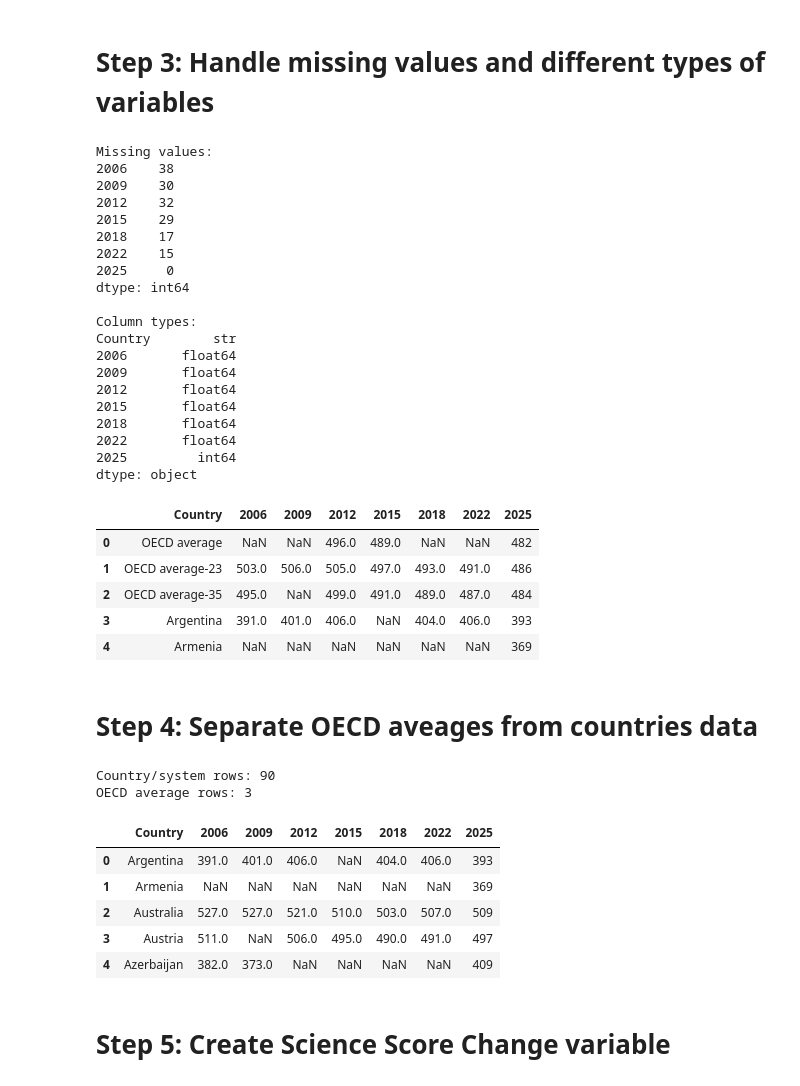
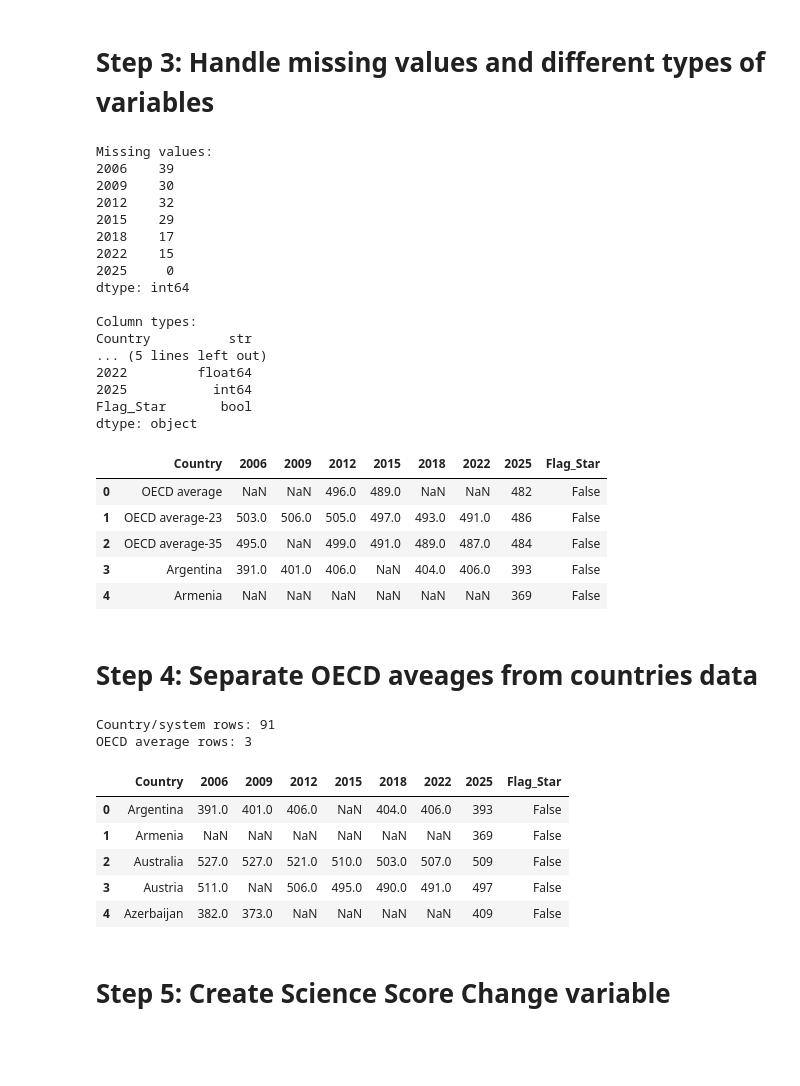
Before and after one commit to MiaNguyen169/Data_Visualizaton, a Jupyter notebook: Data_exploration/01_datacleaning.ipynb, the cells around one changed output. Saved outputs shown, nothing was run; the diff lists cells and outputs as text; code cells hidden in the pictures; blank space fills up the shorter version.

```diff
--- a/Data_exploration/01_datacleaning.ipynb
+++ b/Data_exploration/01_datacleaning.ipynb
@@ -5,7 +5,7 @@
 import pandas as pd
 import numpy as np
 
-file_path = "I_B1_2a_36_Mean_Science_Performance.xlsx"
+file_path = "../Data/I_B1_2a_36_Mean_Science_Performance.xlsx"
 
 # Read the raw Excel file without assigning column headers
 raw_df = pd.read_excel(file_path, sheet_name="Sheet1", header=None)
@@ -48,7 +48,12 @@ year_columns = {
 }
 
 # Select relevant columns and actual data rows
-science_df = raw_df.iloc[11:104, list(year_columns.keys())].copy()
+# Data starts at Excel row 12. Albania is listed separately below the main
+# table, so keep every row with a value in the 2006 column (notes have none)
+data_rows = raw_df.iloc[11:]
+data_rows = data_rows[data_rows[1].notna()]
+
+science_df = data_rows[list(year_columns.keys())].copy()
 
 # Rename columns
 science_df.columns = list(year_columns.values())
@@ -74,6 +79,9 @@ display(science_df.head(10))
 
 # Remove extra spaces in country names
 science_df["Country"] = science_df["Country"].astype(str).str.strip()
+
+# Flag countries marked with an asterisk in the PISA tables
+science_df["Flag_Star"] = science_df["Country"].str.endswith("*")
 
 # Remove footnote markers from country names
 science_df["Country"] = science_df["Country"].str.replace(
@@ -82,48 +90,45 @@ science_df["Country"] = science_df["Country"].str.replace(
 
 # Identify score columns
 score_cols = [str(y) for y in [2006, 2009, 2012, 2015, 2018, 2022, 2025]]
 
 # Convert non-numeric values (including 'm') to NaN
 for col in score_cols:
     science_df[col] = pd.to_numeric(
         science_df[col], errors="coerce"
     )
 
 # Check missing values
 print("Missing values:")
 print(science_df[score_cols].isna().sum())
 
 print("\nColumn types:")
 print(science_df.dtypes)
 
 display(science_df.head())
 # %% [output]
 Missing values:
-2006    38
+2006    39
 2009    30
 2012    32
 2015    29
 2018    17
 2022    15
 2025     0
 dtype: int64
 
 Column types:
-Country        str
-2006       float64
-2009       float64
-2012       float64
-2015       float64
-2018       float64
-2022       float64
-2025         int64
+Country          str
+... (5 lines left out)
+2022         float64
+2025           int64
+Flag_Star       bool
 dtype: object
-|  | Country | 2006 | 2009 | 2012 | 2015 | 2018 | 2022 | 2025 |
-| 0 | OECD average | NaN | NaN | 496.0 | 489.0 | NaN | NaN | 482 |
-| 1 | OECD average-23 | 503.0 | 506.0 | 505.0 | 497.0 | 493.0 | 491.0 | 486 |
-| 2 | OECD average-35 | 495.0 | NaN | 499.0 | 491.0 | 489.0 | 487.0 | 484 |
-| 3 | Argentina | 391.0 | 401.0 | 406.0 | NaN | 404.0 | 406.0 | 393 |
-| 4 | Armenia | NaN | NaN | NaN | NaN | NaN | NaN | 369 |
+|  | Country | 2006 | 2009 | 2012 | 2015 | 2018 | 2022 | 2025 | Flag_Star |
+| 0 | OECD average | NaN | NaN | 496.0 | 489.0 | NaN | NaN | 482 | False |
+| 1 | OECD average-23 | 503.0 | 506.0 | 505.0 | 497.0 | 493.0 | 491.0 | 486 | False |
+| 2 | OECD average-35 | 495.0 | NaN | 499.0 | 491.0 | 489.0 | 487.0 | 484 | False |
+| 3 | Argentina | 391.0 | 401.0 | 406.0 | NaN | 404.0 | 406.0 | 393 | False |
+| 4 | Armenia | NaN | NaN | NaN | NaN | NaN | NaN | 369 | False |
 # %% [markdown]
 # Step 4: Separate OECD aveages from countries data
 # %%
@@ -149,14 +154,14 @@ print("OECD average rows:", len(oecd_df))
 
 display(country_df.head())
 # %% [output]
-Country/system rows: 90
+Country/system rows: 91
 OECD average rows: 3
-|  | Country | 2006 | 2009 | 2012 | 2015 | 2018 | 2022 | 2025 |
-| 0 | Argentina | 391.0 | 401.0 | 406.0 | NaN | 404.0 | 406.0 | 393 |
-| 1 | Armenia | NaN | NaN | NaN | NaN | NaN | NaN | 369 |
-| 2 | Australia | 527.0 | 527.0 | 521.0 | 510.0 | 503.0 | 507.0 | 509 |
-| 3 | Austria | 511.0 | NaN | 506.0 | 495.0 | 490.0 | 491.0 | 497 |
-| 4 | Azerbaijan | 382.0 | 373.0 | NaN | NaN | NaN | NaN | 409 |
+|  | Country | 2006 | 2009 | 2012 | 2015 | 2018 | 2022 | 2025 | Flag_Star |
+| 0 | Argentina | 391.0 | 401.0 | 406.0 | NaN | 404.0 | 406.0 | 393 | False |
+| 1 | Armenia | NaN | NaN | NaN | NaN | NaN | NaN | 369 | False |
+| 2 | Australia | 527.0 | 527.0 | 521.0 | 510.0 | 503.0 | 507.0 | 509 | False |
+| 3 | Austria | 511.0 | NaN | 506.0 | 495.0 | 490.0 | 491.0 | 497 | False |
+| 4 | Azerbaijan | 382.0 | 373.0 | NaN | NaN | NaN | NaN | 409 | False |
 # %% [markdown]
 # Step 5: Create Science Score Change variable
 # %%
```
Also changed, not shown: parts of 7 cells of this notebook.
